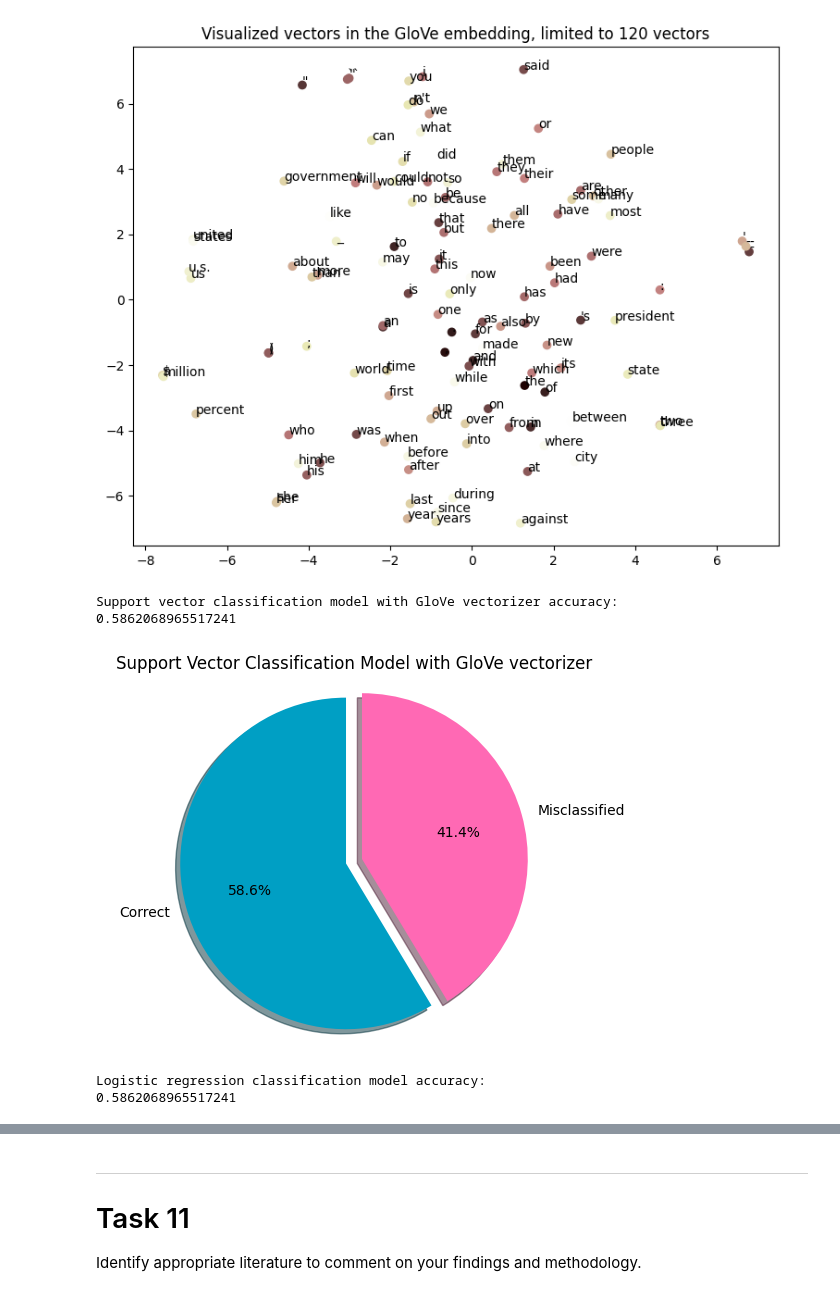
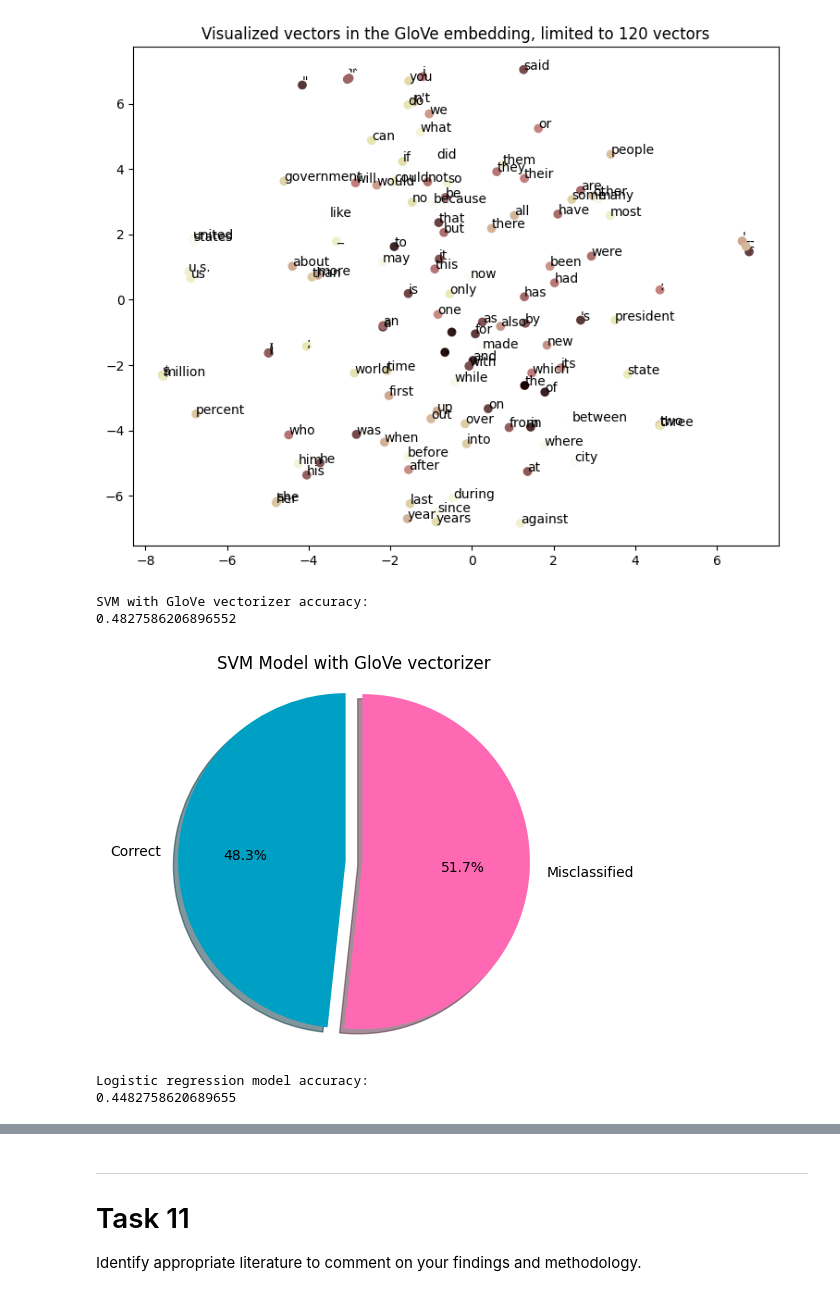
Before and after one commit to VilleKylmamaa/SentimentAnalysisMachineLearning, a Jupyter notebook: Restaurant_Review_Analysis.ipynb, the cells around one changed output, grey strips where cells are left out. Cells and saved outputs as stored; diff of their text form; code cells hidden in the pictures.

Commit message:
10. SVM + Test the models with all available data

```diff
--- a/Restaurant_Review_Analysis.ipynb
+++ b/Restaurant_Review_Analysis.ipynb
@@ -1262,63 +1344,63 @@ validation_review_glove = prepare_sequence(review_test, embeddings_dict)
 # %%
 
 # Support vector classification model
-svc_model_glove = SVC()
+svm_glove = svm.SVC()
 
 # Train the model with the review column tf-idf fitted and transformed training data, and liked column training data
-svc_model_glove.fit(
+svm_glove.fit(
     review_train_glove,
     liked_train
 )
 
 # Make predictions using the model
-svc_model_glove_predictions = svc_model_glove.predict(
+svm_glove_predictions = svm_glove.predict(
     validation_review_glove
 )
 
 # Get accuracy of the predictions
-svc_model_glove_accuracy = accuracy_score(liked_test, svc_model_glove_predictions)
+svm_glove_accuracy = accuracy_score(liked_test, svm_glove_predictions)
 
-print(f"\nSupport vector classification model with GloVe vectorizer accuracy:\n{svc_model_glove_accuracy}")
+print(f"\nSVM with GloVe vectorizer accuracy:\n{svm_glove_accuracy}")
 # %% [output]
-Support vector classification model with GloVe vectorizer accuracy:
-0.5862068965517241
+SVM with GloVe vectorizer accuracy:
+0.4827586206896552
 # %%
 
 labels = 'Correct', 'Misclassified'
-sizes = [svc_model_glove_accuracy, 1 - svc_model_glove_accuracy]
+sizes = [svm_glove_accuracy, 1 - svm_glove_accuracy]
 explode = (0, 0.1)
 
 fig1, ax1 = plt.subplots()
 ax1.pie(sizes, explode=explode, labels=labels, autopct='%1.1f%%', shadow=True, startangle=90, colors=("#009FC4", "hotpink"))
 ax1.axis('equal')
 
-plt.title("Support Vector Classification Model with GloVe vectorizer")
+plt.title("SVM Model with GloVe vectorizer")
 plt.show()
 # %% [output]
-[figure, old version]
+[figure, new version]
 # %%
 
 # Logistic regression model
-log_reg_model_glove = LogisticRegression()
+log_reg_glove = LogisticRegression()
 
 # Train the model with the review column tf-idf fitted and transformed training data, and liked column training data
-log_reg_model_glove.fit(
+log_reg_glove.fit(
     review_train_glove,
     liked_train
 )
 
 # Make predictions using the model
-log_reg_model_glove_predictions = log_reg_model_glove.predict(
+log_reg_glove_predictions = log_reg_glove.predict(
     validation_review_glove
 )
 
 # Get accuracy of the predictions
-log_reg_model_glove_accuracy = accuracy_score(liked_test, log_reg_model_glove_predictions)
+log_reg_glove_accuracy = accuracy_score(liked_test, log_reg_glove_predictions)
 
-print(f"\nLogistic regression classification model accuracy:\n{log_reg_model_glove_accuracy}")
+print(f"\nLogistic regression model accuracy:\n{log_reg_glove_accuracy}")
 # %% [output]
-Logistic regression classification model accuracy:
-0.5862068965517241
+Logistic regression model accuracy:
+0.4482758620689655
 # %%
 
 labels = 'Correct', 'Misclassified'
```
Also changed, not shown: parts of 8 cells of this notebook.
